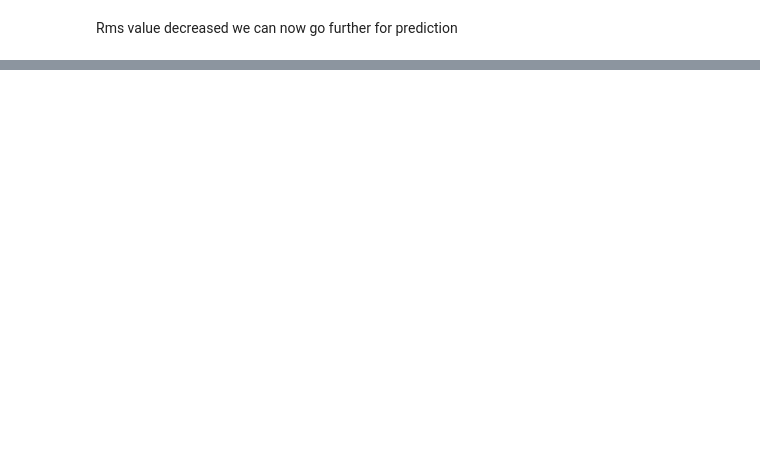
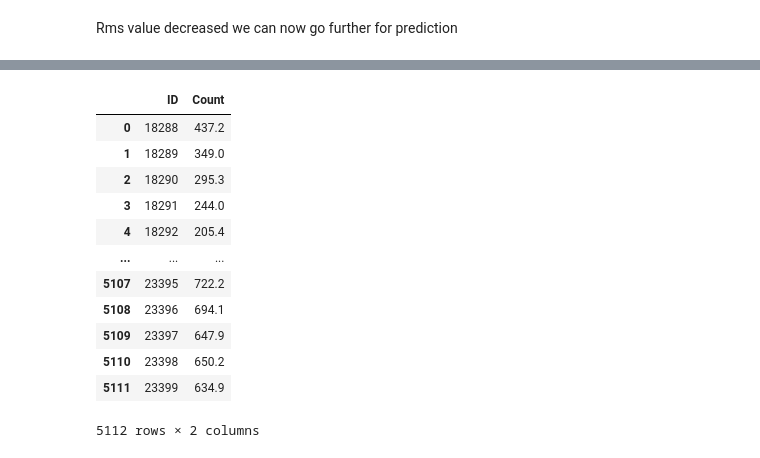
Before and after one commit to Pachinchin/Timeseries-Forecasting, a Jupyter notebook: Time_series.ipynb, the cells around one changed output, grey strips where cells are left out. Drawn from its saved outputs; the diff is of its cells as text; code cells hidden in the pictures; blank space fills up the shorter version.

```diff
--- a/Time_series.ipynb
+++ b/Time_series.ipynb
@@ -319,0 +400,19 @@ Rms value decreased we can now go further for prediction
+# %%
+#drop the unecessary colums
+submission = prediction.drop(['Datetime', 'day','year','month','Hour', 'ratio', 'prediction'], axis = 1)
+# %%
+submission
+# %% [output]
+|  | ID | Count |
+| 0 | 18288 | 437.2 |
+| 1 | 18289 | 349.0 |
+| 2 | 18290 | 295.3 |
+| 3 | 18291 | 244.0 |
+| 4 | 18292 | 205.4 |
+| ... | ... | ... |
+| 5107 | 23395 | 722.2 |
+| 5108 | 23396 | 694.1 |
+| 5109 | 23397 | 647.9 |
+| 5110 | 23398 | 650.2 |
+| 5111 | 23399 | 634.9 |
+5112 rows × 2 columns
```
Also changed, not shown: parts of 21 cells of this notebook, 3 other files.
